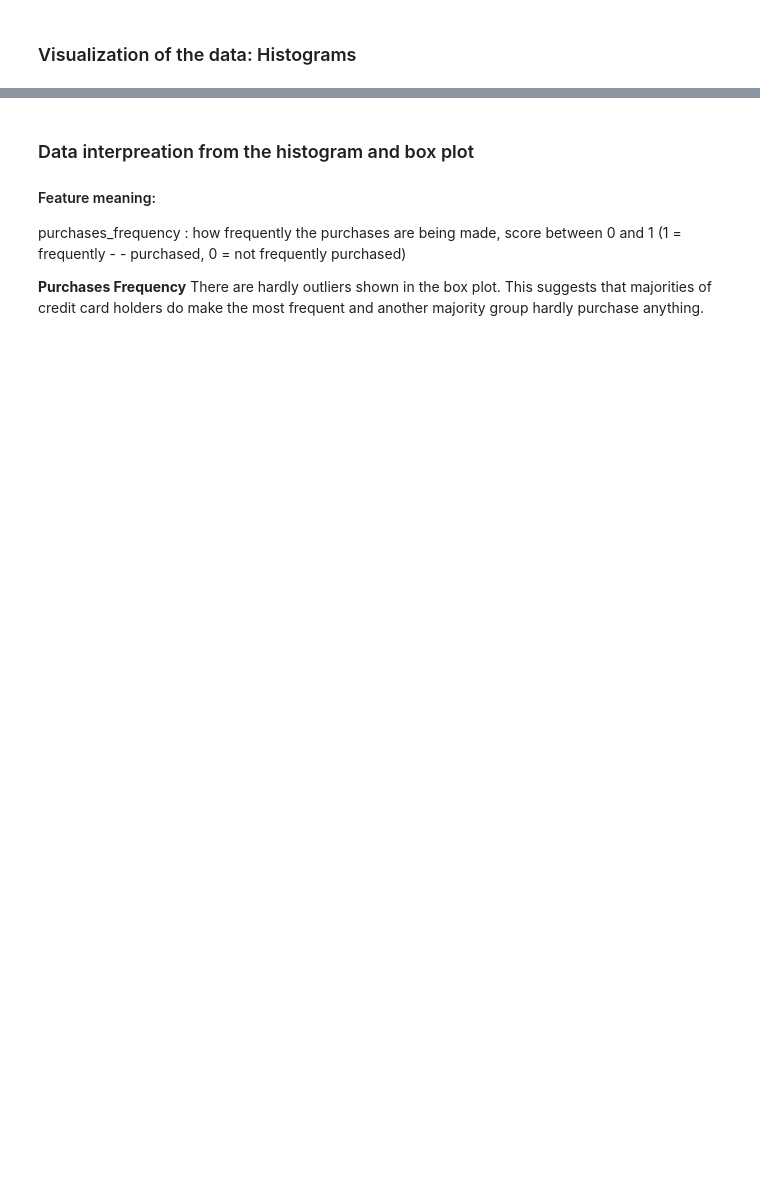
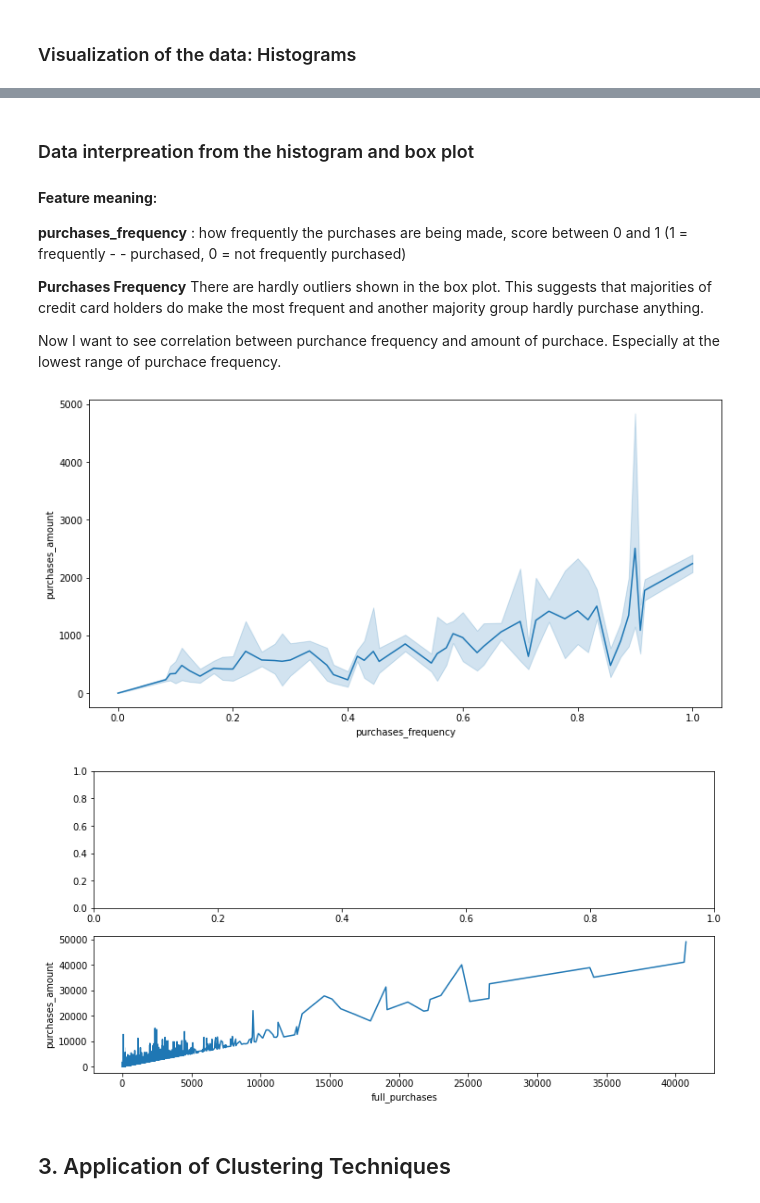
Before and after one commit to nattzza/Credit-Card-Customer-Segmenation, a Jupyter notebook: ML_Day_9_Credit_Card_Customer_Segmentation.ipynb, the cells around one changed output, grey strips where cells are left out. Cells and saved outputs as stored; diff of their text form; code cells hidden in the pictures; blank space fills up the shorter version.

```diff
--- a/ML_Day_9_Credit_Card_Customer_Segmentation.ipynb
+++ b/ML_Day_9_Credit_Card_Customer_Segmentation.ipynb
@@ -255,7 +380,20 @@ plt.show()
 # %% [markdown]
 ### Data interpreation from the histogram and box plot
 
-#### Feature meaning:
-purchases_frequency : how frequently the purchases are being made, score between 0 and 1 (1 = frequently - - purchased, 0 = not frequently purchased)
+#### **Feature meaning**:
+**purchases_frequency** : how frequently the purchases are being made, score between 0 and 1 (1 = frequently - - purchased, 0 = not frequently purchased)
 
 **Purchases Frequency** There are hardly outliers shown in the box plot. This suggests that majorities of credit card holders do make the most frequent and another majority group hardly purchase anything.
+
+Now I want to see correlation between purchance frequency and amount of purchace. Especially at the lowest range of purchace frequency.
+# %%
+fig, ax = plt.subplots(1, 1, figsize=(12, 6))
+# sns.lineplot(x=df['customer_id'], y=df['purchases_amount']);
+sns.lineplot(x=df['purchases_frequency'], y=df['purchases_amount']);
+fig, ax = plt.subplots(2, 1, figsize=(12, 6))
+sns.lineplot(x=df['full_purchases'], y=df['purchases_amount']);
+# %% [output]
+[figure, added]
+[figure, added]
+# %% [markdown]
+## 3. Application of Clustering Techniques
```
Also changed, not shown: parts of 24 cells of this notebook.
